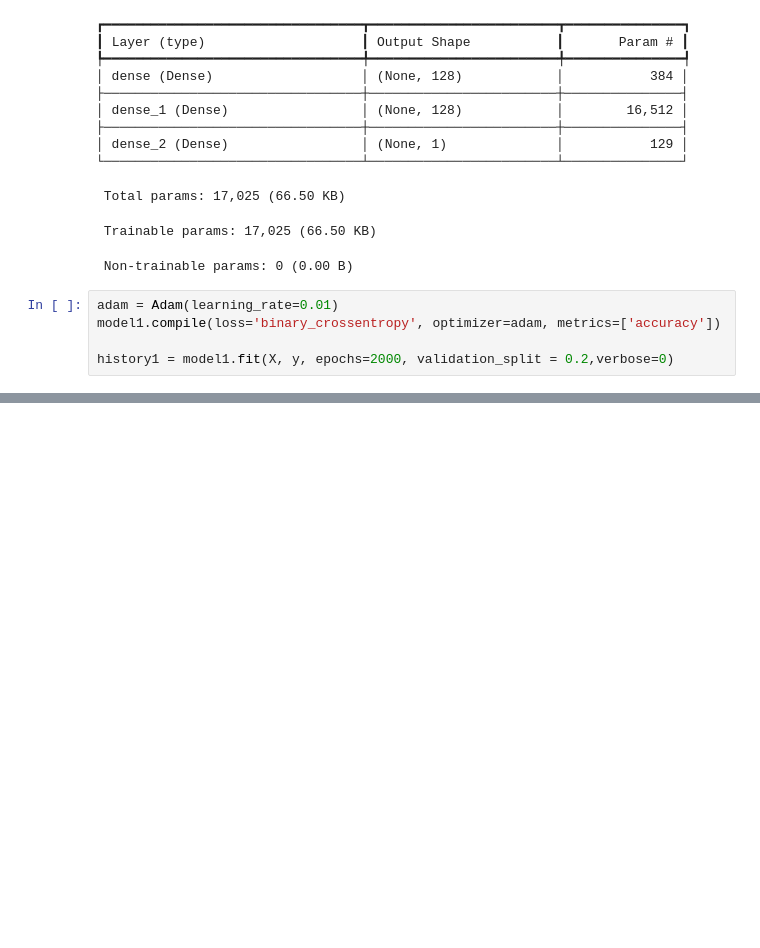
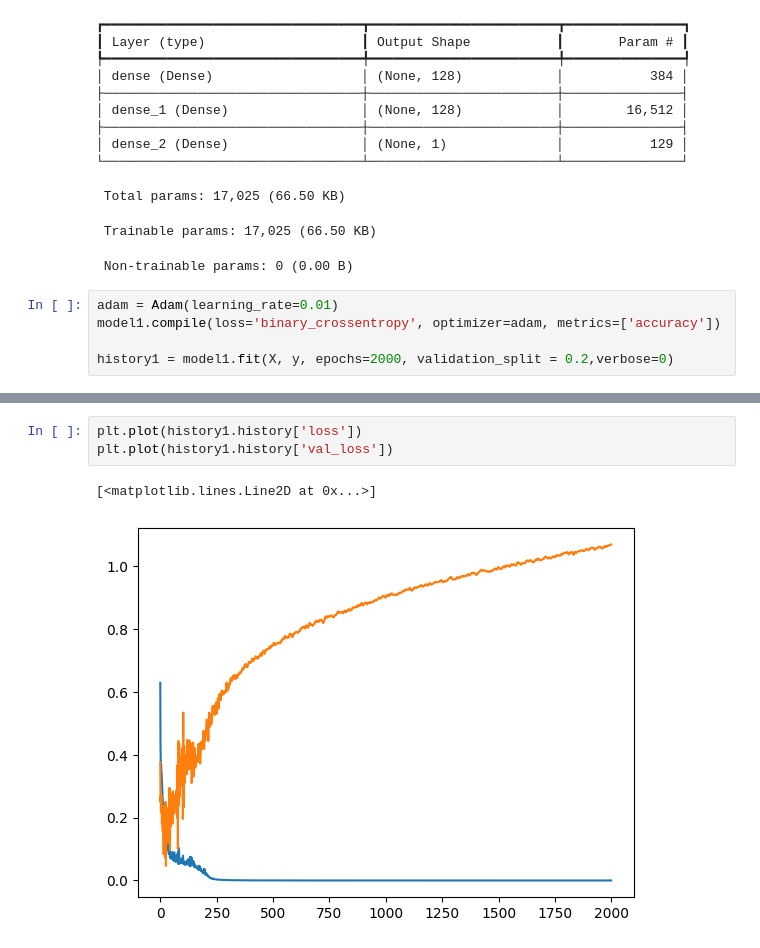
Before and after one commit to SwaroopDangal/DL-learn, a Jupyter notebook: 10.Regularization/regularization.ipynb, the cells around one changed output, grey strips where cells are left out. Saved outputs shown, nothing was run; the diff lists cells and outputs as text; blank space fills up the shorter version.

```diff
--- a/10.Regularization/regularization.ipynb
+++ b/10.Regularization/regularization.ipynb
@@ -47,0 +56,6 @@ history1 = model1.fit(X, y, epochs=2000, validation_split = 0.2,verbose=0)
+# %%
+plt.plot(history1.history['loss'])
+plt.plot(history1.history['val_loss'])
+# %% [output]
+[<matplotlib.lines.Line2D at 0x...>]
+[figure, added]
```
Also changed, not shown: parts of 1 cell of this notebook.
